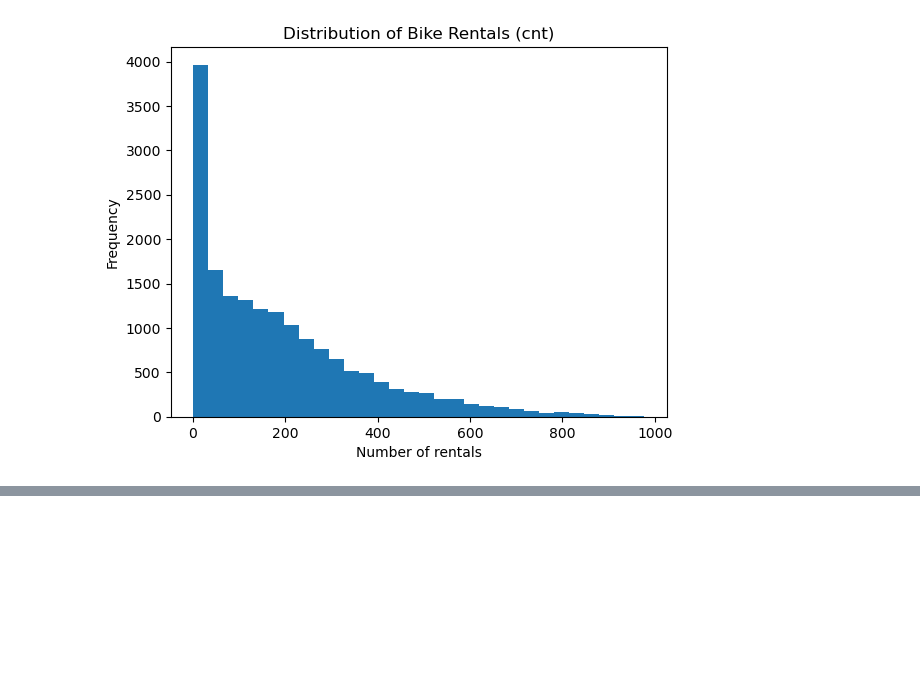
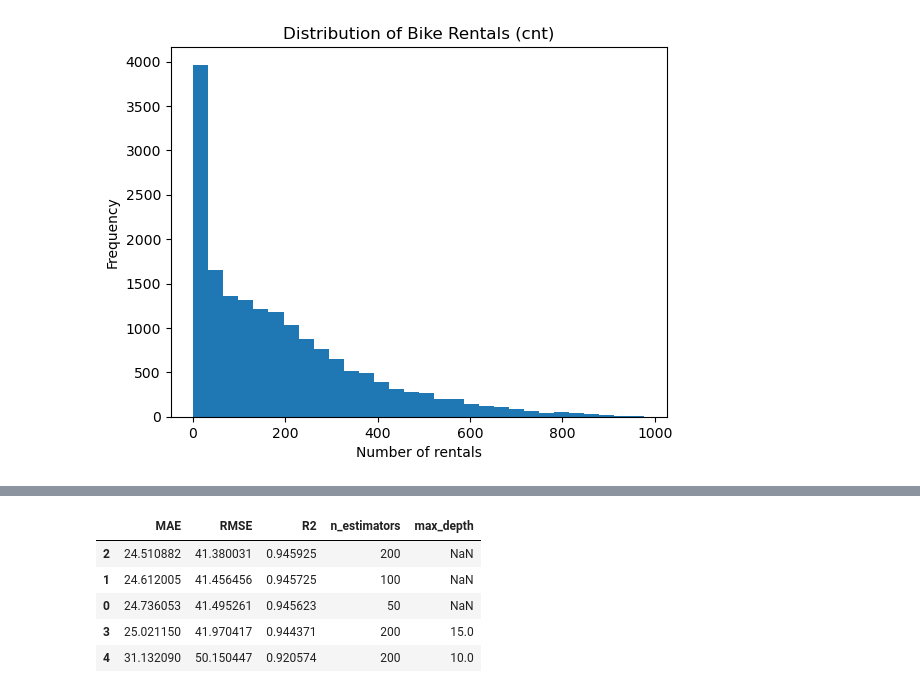
Before and after one commit to joelsillva/MLA-Practical-Work-Bike-Sharing, a Jupyter notebook: practicalwork.ipynb, the cells around one changed output, grey strips where cells are left out. Saved outputs shown, nothing was run; the diff lists cells and outputs as text; code cells hidden in the pictures; blank space fills up the shorter version.

```diff
--- a/practicalwork.ipynb
+++ b/practicalwork.ipynb
@@ -126,4 +134,5 @@ max        977.000000
 Name: cnt, dtype: float64
 # %%
 cols_to_drop = ["instant", "casual", "registered"]
+df = df.drop(columns=cols_to_drop, errors="ignore")
 # %% [markdown]
@@ -140,0 +227,6 @@ plt.show()
+# %%
+dt = DecisionTreeRegressor(random_state=42)
+dt.fit(X_train, y_train)
+
+dt_metrics = evaluate_regression_model(dt, X_test, y_test)
+dt_metrics
@@ -140,0 +237,10 @@ plt.show()
+# %%
+rf = RandomForestRegressor(
+    n_estimators=200,
+    random_state=42,
+    n_jobs=-1
+)
+rf.fit(X_train, y_train)
+
+rf_metrics = evaluate_regression_model(rf, X_test, y_test)
+rf_metrics
@@ -140,0 +273,41 @@ plt.show()
+# %%
+rf_params = [
+    {"n_estimators": 50, "max_depth": None},
+    {"n_estimators": 100, "max_depth": None},
+    {"n_estimators": 200, "max_depth": None},
+    {"n_estimators": 200, "max_depth": 15},
+    {"n_estimators": 200, "max_depth": 10},
+]
+
+rf_results = []
+
+for params in rf_params:
+    rf = RandomForestRegressor(
+        n_estimators=params["n_estimators"],
+        max_depth=params["max_depth"],
+        random_state=42,
+        n_jobs=-1
+    )
+
+    # Train model
+    rf.fit(X_train, y_train)
+
+    # Evaluate model
+    metrics = evaluate_regression_model(rf, X_test, y_test)
+
+    # Store configuration + metrics
+    metrics.update(params)
+    rf_results.append(metrics)
+
+
+rf_results_df = pd.DataFrame(rf_results)
+
+# Display results ordered by RMSE (lower is better)
+rf_results_df.sort_values("RMSE")
+# %% [output]
+|  | MAE | RMSE | R2 | n_estimators | max_depth |
+| 2 | 24.510882 | 41.380031 | 0.945925 | 200 | NaN |
+| 1 | 24.612005 | 41.456456 | 0.945725 | 100 | NaN |
+| 0 | 24.736053 | 41.495261 | 0.945623 | 50 | NaN |
+| 3 | 25.021150 | 41.970417 | 0.944371 | 200 | 15.0 |
+| 4 | 31.132090 | 50.150447 | 0.920574 | 200 | 10.0 |
```
Also changed, not shown: parts of 18 cells of this notebook.
